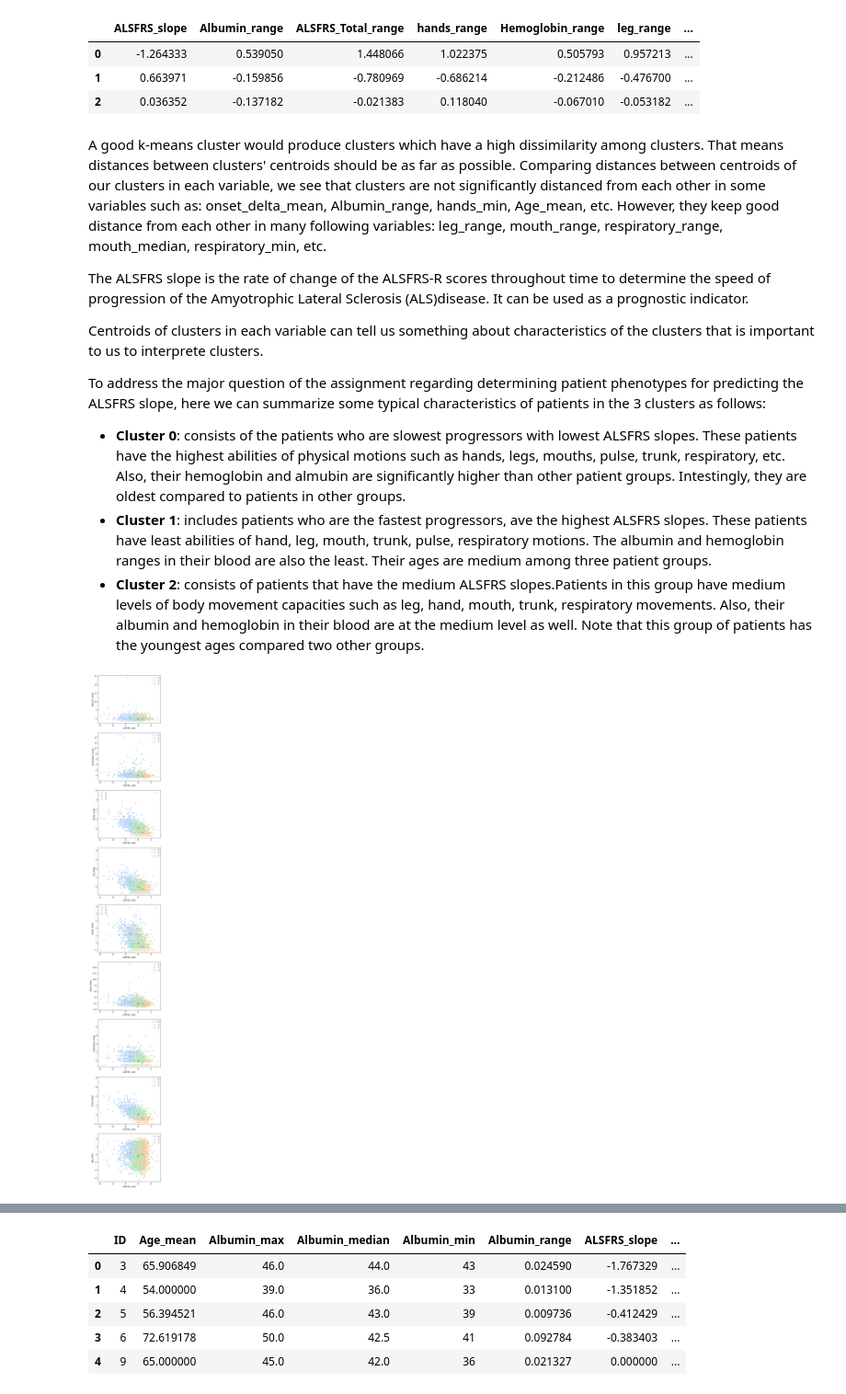
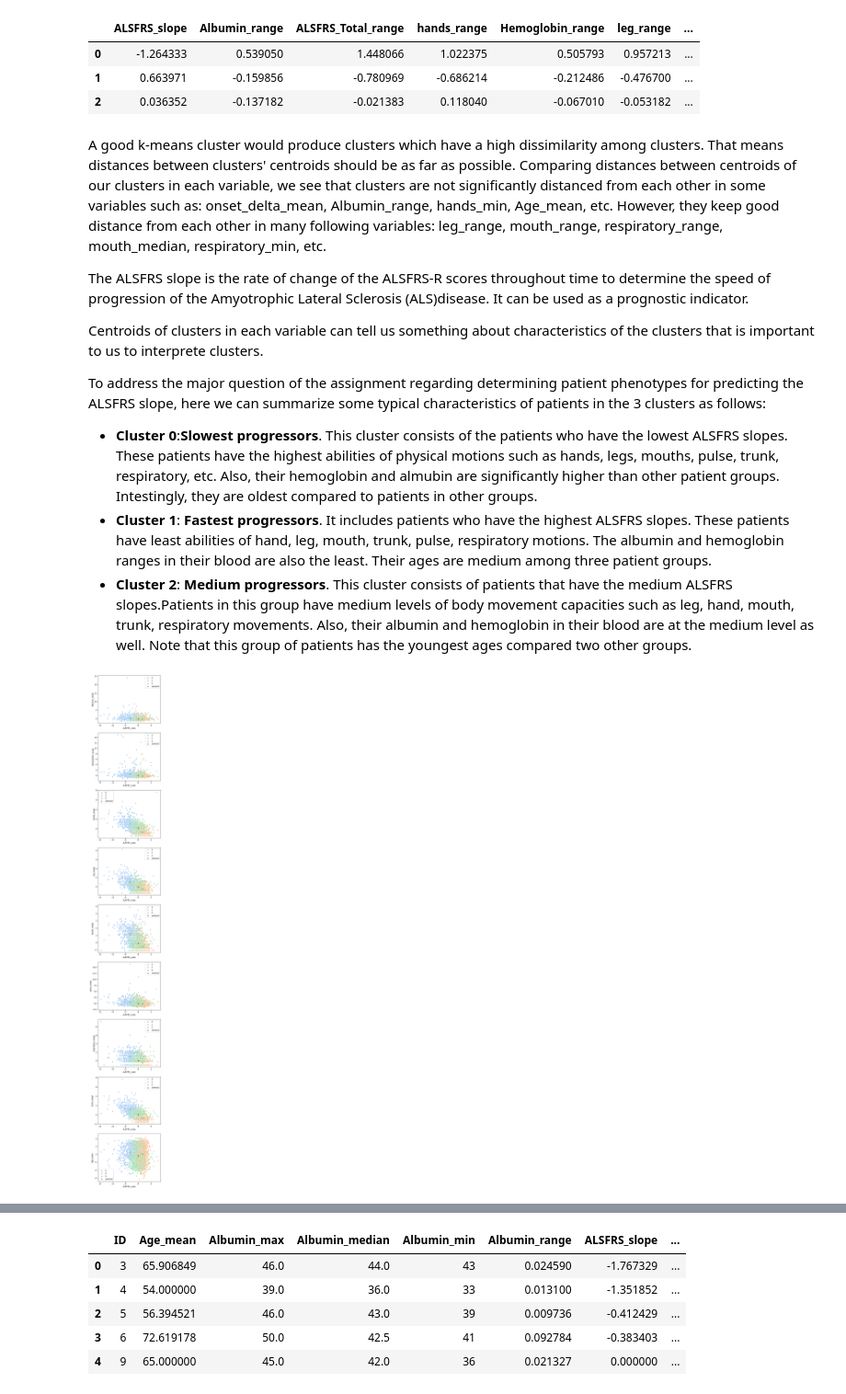
Before and after one commit to HuyenNguyenHelen/INFO-5505---Machine-learning, a Jupyter notebook: HuyenNguyen_Assignment_3.ipynb, the cells around one changed output, grey strips where cells are left out. Shown at 92% size. Saved outputs shown, nothing was run; the diff lists cells and outputs as text; code cells hidden in the pictures.

```diff
--- a/HuyenNguyen_Assignment_3.ipynb
+++ b/HuyenNguyen_Assignment_3.ipynb
@@ -314,19 +314,20 @@ Centroids of clusters in each variable can tell us something about characteristi
 To address the major question of the assignment regarding determining patient phenotypes for predicting the ALSFRS slope, here we can summarize some typical characteristics of patients in the 3 clusters as follows:
 
 
-*   **Cluster 0**: consists of the patients who are slowest progressors with lowest ALSFRS slopes. These patients have the highest abilities of physical motions such as hands, legs, mouths, pulse, trunk, respiratory, etc. Also, their hemoglobin and almubin are significantly higher than other patient groups. Intestingly, they are oldest compared to patients in other groups.
-*   **Cluster 1**: includes patients who are the fastest progressors, ave the highest ALSFRS slopes. These patients have least abilities of hand, leg, mouth, trunk, pulse, respiratory motions. The albumin and hemoglobin ranges in their blood are also the least. Their ages are medium among three patient groups.
-*   **Cluster 2**: consists of patients that have the medium ALSFRS slopes.Patients in this group have medium levels of body movement capacities such as leg, hand, mouth, trunk, respiratory movements. Also, their albumin and hemoglobin in their blood are at the medium level as well. Note that this group of patients has the youngest ages compared two other groups.
+*   **Cluster 0**:**Slowest progressors**. This cluster consists of the patients who have the lowest ALSFRS slopes. These patients have the highest abilities of physical motions such as hands, legs, mouths, pulse, trunk, respiratory, etc. Also, their hemoglobin and almubin are significantly higher than other patient groups. Intestingly, they are oldest compared to patients in other groups.
+*   **Cluster 1**: **Fastest progressors**. It includes patients who have the highest ALSFRS slopes. These patients have least abilities of hand, leg, mouth, trunk, pulse, respiratory motions. The albumin and hemoglobin ranges in their blood are also the least. Their ages are medium among three patient groups.
+*   **Cluster 2**: **Medium progressors**. This cluster consists of patients that have the medium ALSFRS slopes.Patients in this group have medium levels of body movement capacities such as leg, hand, mouth, trunk, respiratory movements. Also, their albumin and hemoglobin in their blood are at the medium level as well. Note that this group of patients has the youngest ages compared two other groups.
 # %%
-# Plotting centroids over the most important variables
+# Plot centroids over the most important variables
 
 # Select some of the most important variables for visualizing
 Y = ['Albumin_range','Hemoglobin_range', 'hands_range',  'leg_range', 'mouth_range', 'pulse_range', 'respiratory_range', 'trunk_range', 'Age_mean']
 
+# Plot 9 sub-scatter plots
 fig, ax = plt.subplots(9,1,figsize=(6,50))
 for i,y in enumerate(Y):
   sns.scatterplot ( 'ALSFRS_slope',y, hue = 'cluster', palette= 'pastel', data = scaled_data_df, ax=ax[i])
-  sns.scatterplot (  'ALSFRS_slope' , y,   color='.1', s = 100, marker="+", data = centroids_df, ax=ax[i])
+  sns.scatterplot (  'ALSFRS_slope' , y,   color='.1', s = 100, marker="+",label = 'centroid', data = centroids_df, ax=ax[i])
 # %% [output]
-[figure, old version]
+[figure, new version]
 # %% [markdown]
```
Also changed, not shown: parts of 6 cells of this notebook.
